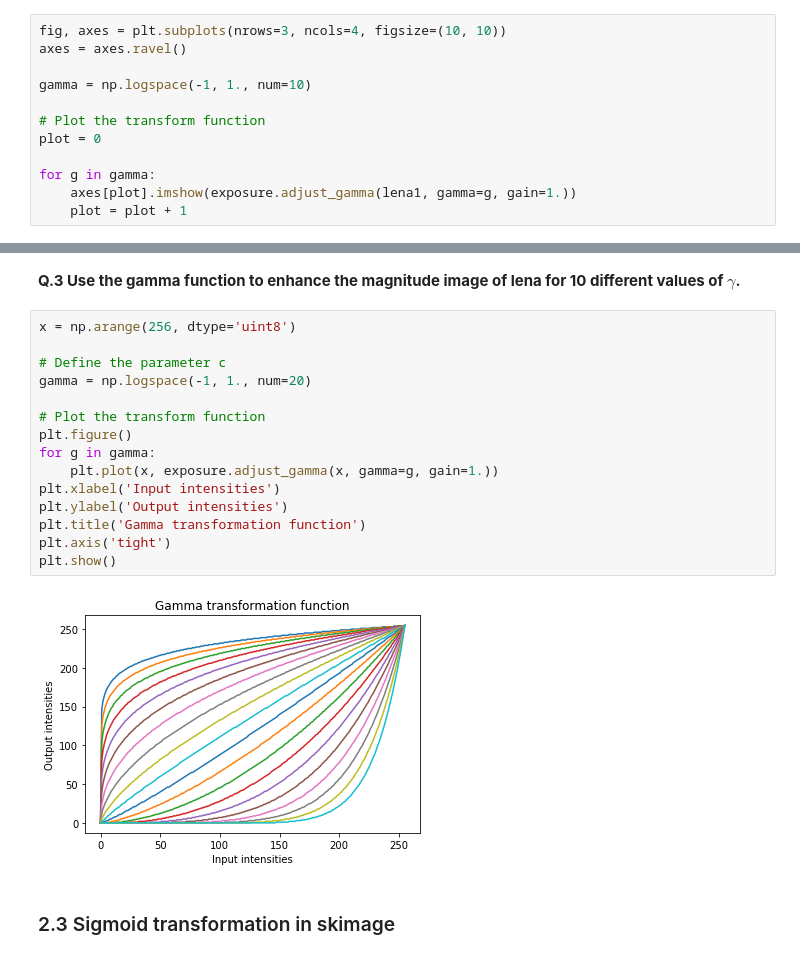
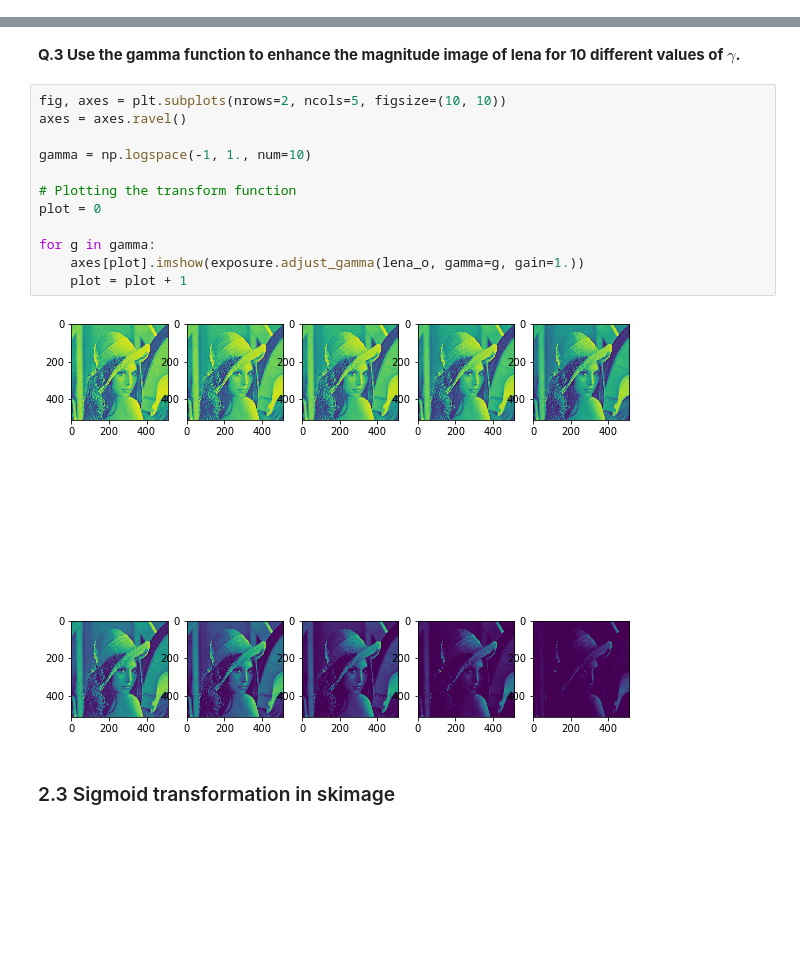
Before and after one commit to auramma/B31XB-IIP-TP-1718, a Jupyter notebook: 2-image-enhancement/2-enhancement.ipynb, the cells around one changed output, grey strips where cells are left out. Saved outputs shown, nothing was run; the diff lists cells and outputs as text; blank space fills up the shorter version.

```diff
--- a/2-image-enhancement/2-enhancement.ipynb
+++ b/2-image-enhancement/2-enhancement.ipynb
@@ -116,15 +139,3 @@ ax3.plot(bins)
 By looking at the log transformation formulation, there is no ideal way to change the slope of the function. The gamma transformation offer this modulation using a parameter $\gamma$. The transformation function can be formulated as $s = cr^{\gamma}$.
 
 We illustrate this transformation by varying the parameter $\gamma$.
-# %%
-fig, axes = plt.subplots(nrows=3, ncols=4, figsize=(10, 10))
-axes = axes.ravel()
-
-gamma = np.logspace(-1, 1., num=10)
-
-# Plot the transform function
-plot = 0
-
-for g in gamma:
-    axes[plot].imshow(exposure.adjust_gamma(lena1, gamma=g, gain=1.))
-    plot = plot + 1
@@ -133,22 +159,19 @@ for g in gamma:
 # %% [markdown]
 **Q.3 Use the gamma function to enhance the  magnitude image of lena for 10 different values of $\gamma$.**
-# %%
-x = np.arange(256, dtype='uint8')
-
-# Define the parameter c
-gamma = np.logspace(-1, 1., num=20)
-
-# Plot the transform function
-plt.figure()
-for g in gamma:
-    plt.plot(x, exposure.adjust_gamma(x, gamma=g, gain=1.))
-plt.xlabel('Input intensities')
-plt.ylabel('Output intensities')
-plt.title('Gamma transformation function')
-plt.axis('tight')
-plt.show()
-# %% [output]
-[figure, removed]
+# %%
+fig, axes = plt.subplots(nrows=2, ncols=5, figsize=(10, 10))
+axes = axes.ravel()
+
+gamma = np.logspace(-1, 1., num=10)
+
+# Plotting the transform function
+plot = 0
+
+for g in gamma:
+    axes[plot].imshow(exposure.adjust_gamma(lena_o, gamma=g, gain=1.))
+    plot = plot + 1
+# %% [output]
+[figure, added]
 # %% [markdown]
 ### 2.3  Sigmoid transformation in skimage
 # %% [markdown]
```
Also changed, not shown: parts of 7 cells of this notebook, 2 other files.
